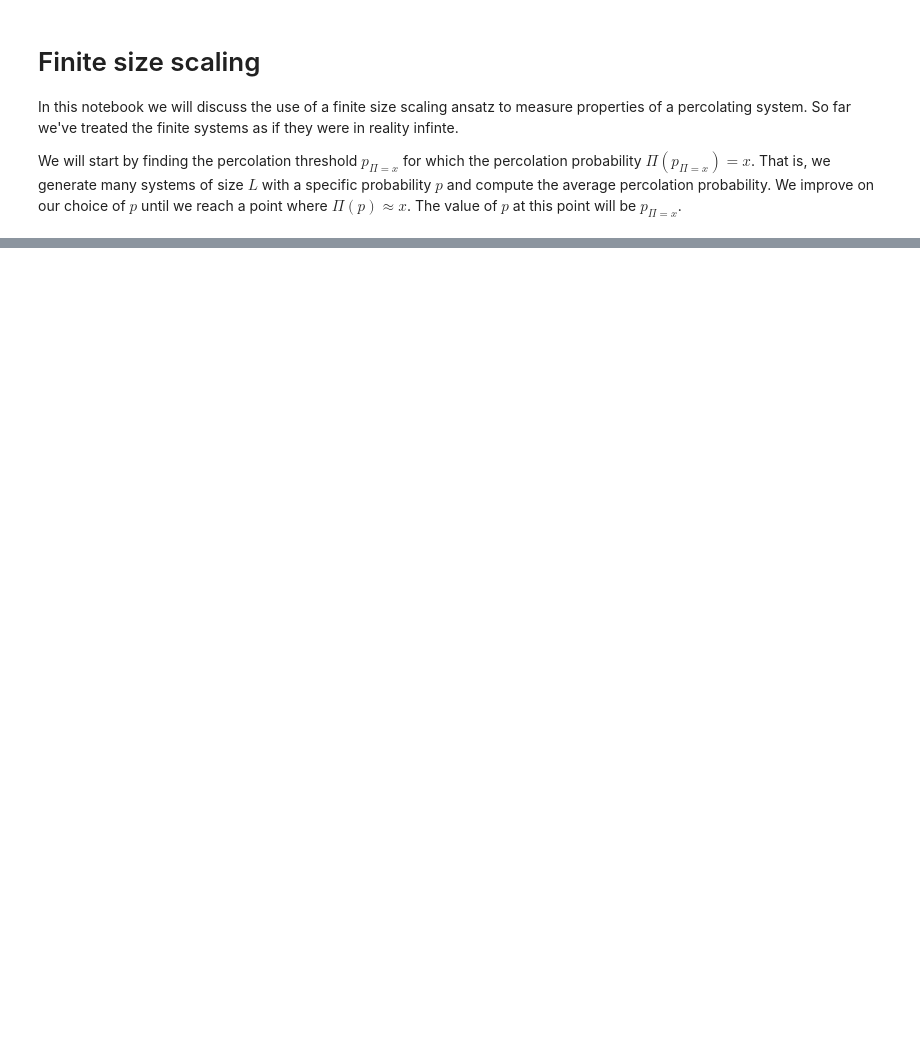
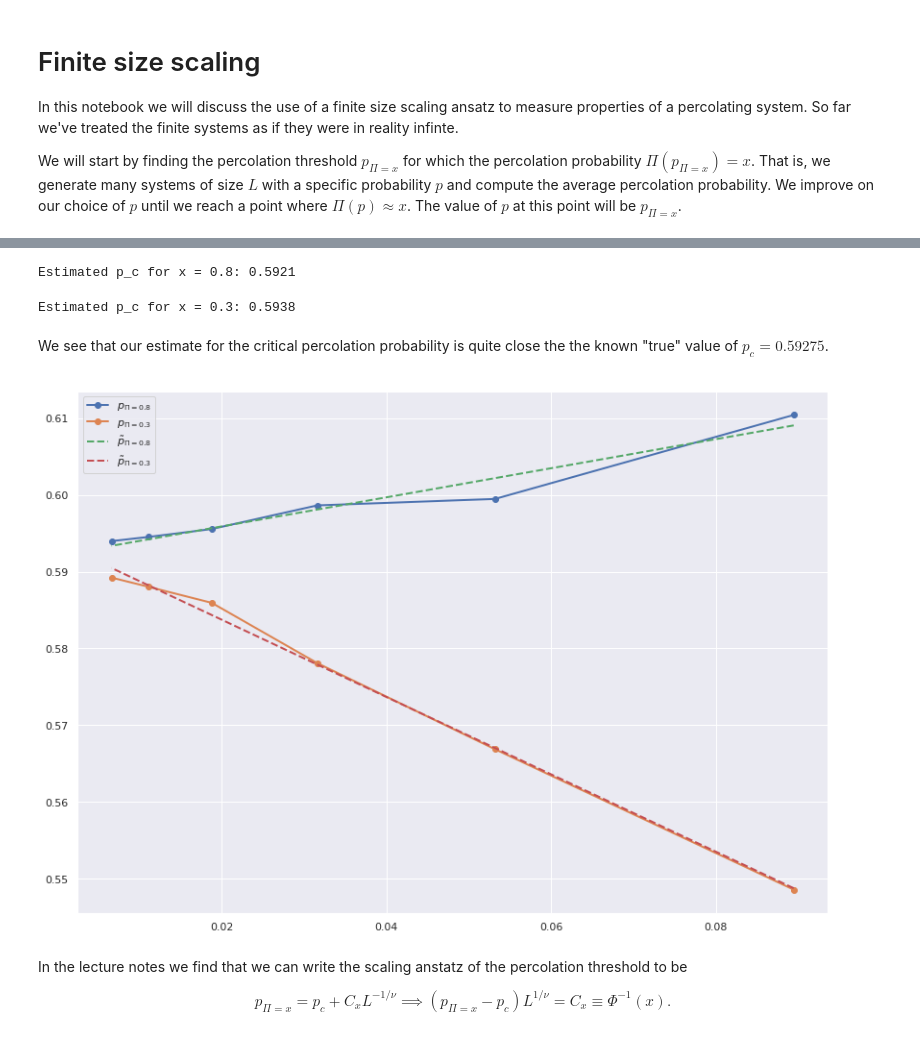
Before and after one commit to Schoyen/FYS4460, a Jupyter notebook: project-3/finite-size-scaling.ipynb, the cells around one changed output, grey strips where cells are left out. Cells and saved outputs as stored; diff of their text form; code cells hidden in the pictures; blank space fills up the shorter version.

```diff
--- a/project-3/finite-size-scaling.ipynb
+++ b/project-3/finite-size-scaling.ipynb
@@ -47,0 +147,72 @@ plt.show()
+# %%
+clf_high = sklearn.linear_model.LinearRegression().fit(
+    L_arr[:, np.newaxis] ** (-1 / nu_true),
+    p_pi_high_arr[:, np.newaxis]
+)
+
+C_x_high = clf_high.coef_[0, 0]
+p_c_high = clf_high.intercept_[0]
+
+print(f"Estimated p_c for x = {x_high}: {p_c_high:.4f}")
+# %% [output]
+Estimated p_c for x = 0.8: 0.5921
+# %%
+clf_low = sklearn.linear_model.LinearRegression().fit(
+    L_arr[:, np.newaxis] ** (-1 / nu_true),
+    p_pi_low_arr[:, np.newaxis]
+)
+
+C_x_low = clf_low.coef_[0, 0]
+p_c_low = clf_low.intercept_[0]
+
+print(f"Estimated p_c for x = {x_low}: {p_c_low:.4f}")
+# %% [output]
+Estimated p_c for x = 0.3: 0.5938
+# %% [markdown]
+We see that our estimate for the critical percolation probability is quite close the the known "true" value of $p_c=0.59275$.
+# %%
+plt.figure(figsize=(14, 10))
+
+L_nu = L_arr ** (-1 / nu_true)
+
+plt.plot(
+    L_nu,
+    p_pi_high_arr,
+    "-o",
+    lw=2,
+    label=r"$p_{\Pi = 0.8}$"
+)
+plt.plot(
+    L_nu,
+    p_pi_low_arr,
+    "-o",
+    lw=2,
+    label=r"$p_{\Pi = 0.3}$"
+)
+
+plt.plot(
+    L_nu,
+    clf_high.predict(L_nu[:, np.newaxis]).ravel(),
+    "--",
+    lw=2,
+    label=r"$\tilde{p}_{\Pi = 0.8}$"
+)
+plt.plot(
+    L_nu,
+    clf_low.predict(L_nu[:, np.newaxis]).ravel(),
+    "--",
+    lw=2,
+    label=r"$\tilde{p}_{\Pi = 0.3}$"
+)
+
+plt.legend(loc="best")
+plt.show()
+# %% [output]
+[figure, added]
+# %% [markdown]
+In the lecture notes we find that we can write the scaling anstatz of the percolation threshold to be
+\begin{gather}
+    p_{\Pi = x} = p_c + C_x L^{-1 / \nu}
+    \implies
+    \left(p_{\Pi = x} - p_c\right) L^{1 / \nu} = C_x \equiv \Phi^{-1}(x).
+\end{gather}
```
Also changed, not shown: parts of 16 cells of this notebook.
